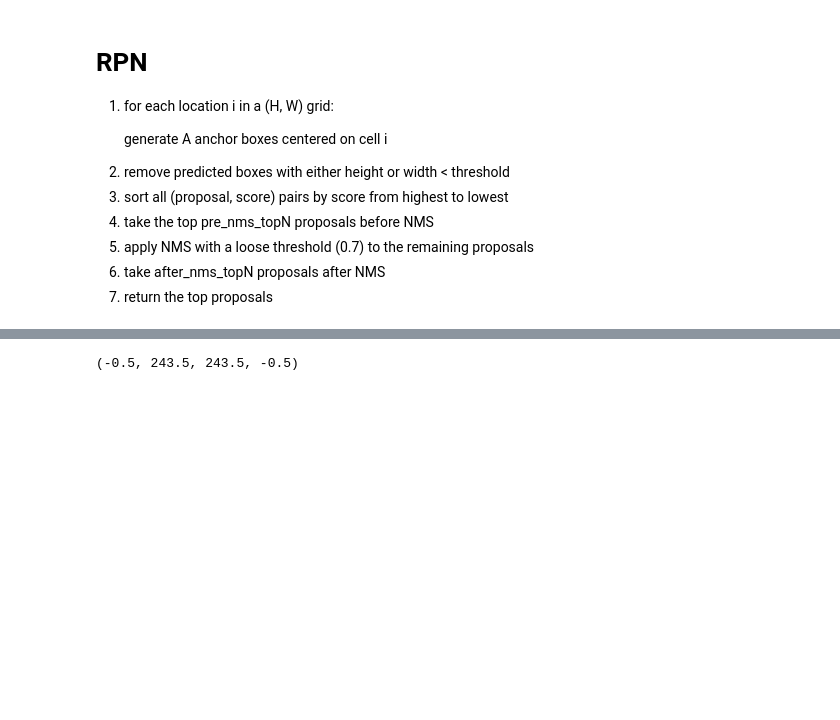
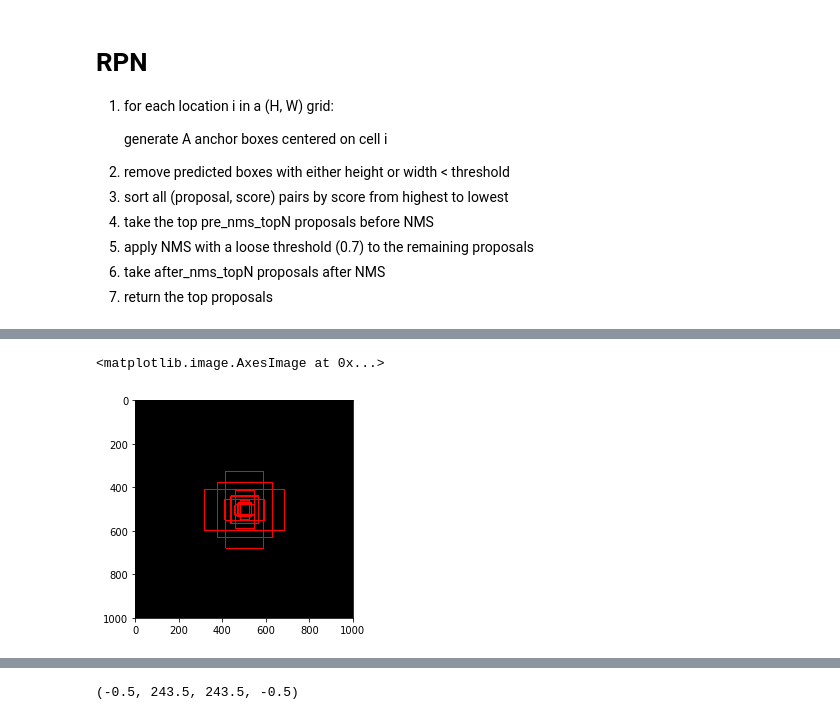
Before and after one commit to shpotes/traffic-counter, a Jupyter notebook: notebooks/dataset.ipynb, the cells around one changed output, grey strips where cells are left out. Saved outputs shown, nothing was run; the diff lists cells and outputs as text; code cells hidden in the pictures; blank space fills up the shorter version.

```diff
--- a/notebooks/dataset.ipynb
+++ b/notebooks/dataset.ipynb
@@ -38,0 +49,6 @@ from vehicle_nowcasting.datasets.utils import *
+# %%
+img = np.zeros((1000, 1000, 3))
+a = generate_anchors() / 2 + [500, 500, 500, 500]
+img = plot_anchors(img, a.astype(int) , (255, 0, 0), 4)
+plt.imshow(img)
+# %% [output]
@@ -38,0 +57,2 @@ from vehicle_nowcasting.datasets.utils import *
+<matplotlib.image.AxesImage at 0x...>
+[figure, added]
```
Also changed, not shown: parts of 10 cells of this notebook.
